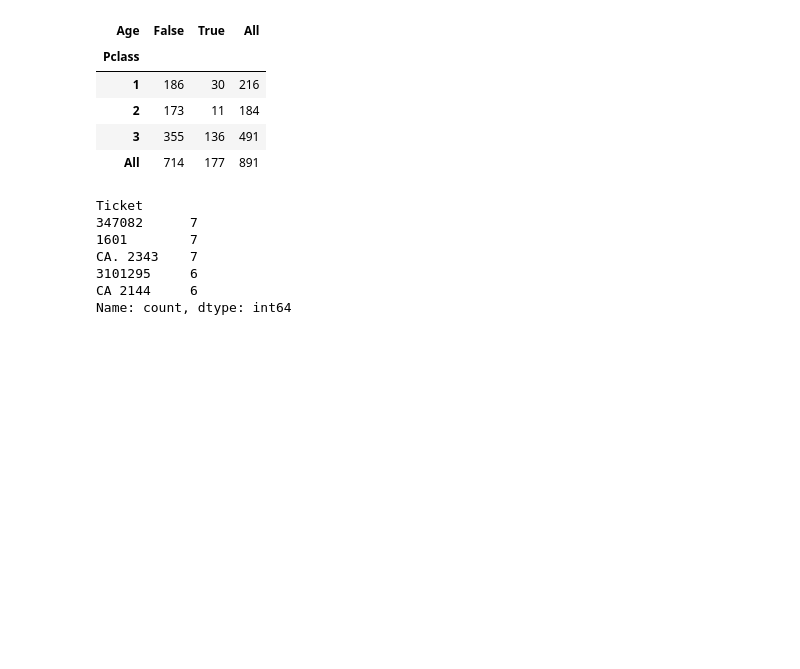
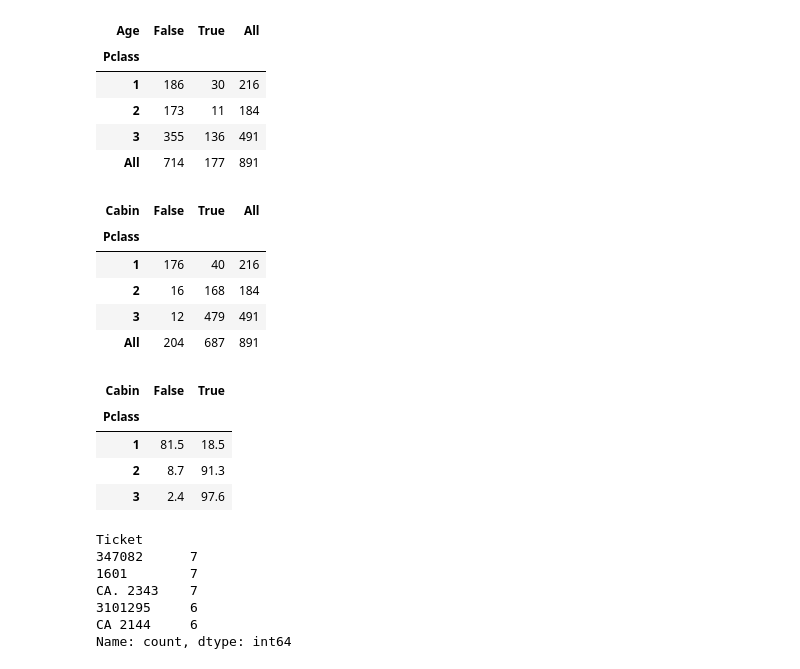
Before and after one commit to Tobolove/ai-programming-foundations-project, a Jupyter notebook: data_workflow.ipynb, the cells around one changed output. Saved outputs shown, nothing was run; the diff lists cells and outputs as text; code cells hidden in the pictures; blank space fills up the shorter version.

```diff
--- a/data_workflow.ipynb
+++ b/data_workflow.ipynb
@@ -141,4 +200,20 @@ pd.crosstab(df["Pclass"], df["Age"].isna(), margins=True)
 | 2 | 173 | 11 | 184 |
 | 3 | 355 | 136 | 491 |
 | All | 714 | 177 | 891 |
+# %%
+# The same for Cabin: counts, then the share within each class in % (True = cabin missing)
+display(pd.crosstab(df["Pclass"], df["Cabin"].isna(), margins=True))
+(pd.crosstab(df["Pclass"], df["Cabin"].isna(), normalize="index") * 100).round(1)
+# %% [output]
+| Cabin | False | True | All |
+| Pclass |  |  |  |
+| 1 | 176 | 40 | 216 |
+| 2 | 16 | 168 | 184 |
+| 3 | 12 | 479 | 491 |
+| All | 204 | 687 | 891 |
+| Cabin | False | True |
+| Pclass |  |  |
+| 1 | 81.5 | 18.5 |
+| 2 | 8.7 | 91.3 |
+| 3 | 2.4 | 97.6 |
 # %%
```
Also changed, not shown: parts of 27 cells of this notebook.
